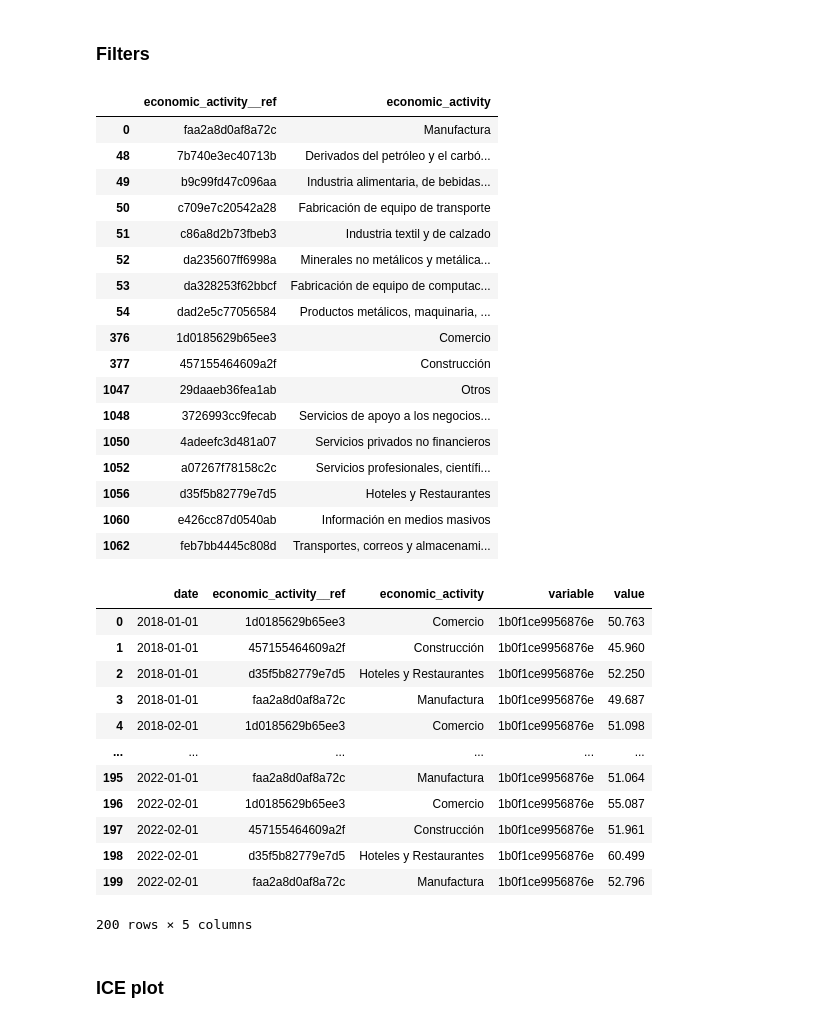
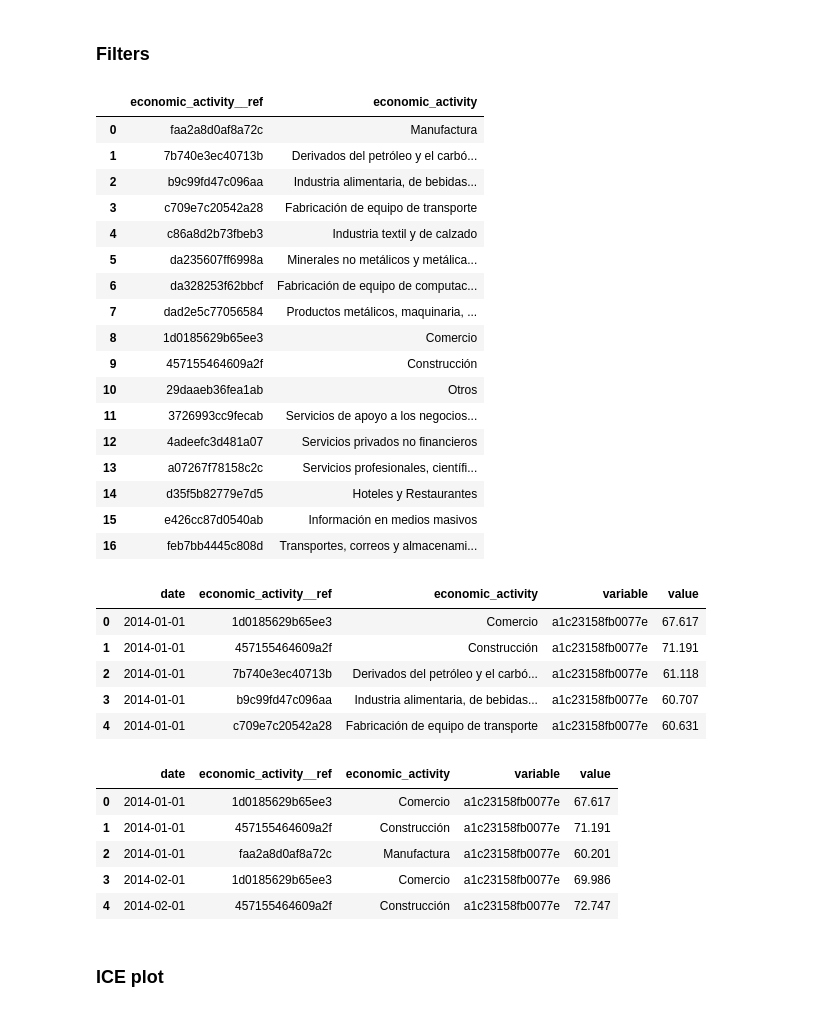
Before and after one commit to TukanMx/tukan_notebooks, a Jupyter notebook: social/social_media/emoe/emoe.ipynb, the cells around one changed output. Cells and saved outputs as stored; diff of their text form; code cells hidden in the pictures.

```diff
--- a/social/social_media/emoe/emoe.ipynb
+++ b/social/social_media/emoe/emoe.ipynb
@@ -377,61 +375,63 @@ Success getting the data
 blog_data = emoe_data.copy()
 blog_data = blog_data.melt(id_vars=['date','economic_activity__ref','economic_activity'])
 blog_data.replace({'Industrias manufactureras':'Manufactura','Servicios de alojamiento temporal y de preparación de alimentos y bebidas':'Hoteles y Restaurantes'}, inplace=True)
-blog_data[['economic_activity__ref','economic_activity']].drop_duplicates()
+blog_data[['economic_activity__ref','economic_activity']].drop_duplicates().reset_index(drop=True)
 # blog_data
 # %% [output]
 |  | economic_activity__ref | economic_activity |
 | 0 | faa2a8d0af8a72c | Manufactura |
-| 48 | 7b740e3ec40713b | Derivados del petróleo y el carbó... |
-| 49 | b9c99fd47c096aa | Industria alimentaria, de bebidas... |
-| 50 | c709e7c20542a28 | Fabricación de equipo de transporte |
-| 51 | c86a8d2b73fbeb3 | Industria textil y de calzado |
-| 52 | da235607ff6998a | Minerales no metálicos y metálica... |
-| 53 | da328253f62bbcf | Fabricación de equipo de computac... |
-| 54 | dad2e5c77056584 | Productos metálicos, maquinaria, ... |
-| 376 | 1d0185629b65ee3 | Comercio |
-| 377 | 457155464609a2f | Construcción |
-| 1047 | 29daaeb36fea1ab | Otros |
-| 1048 | 3726993cc9fecab | Servicios de apoyo a los negocios... |
-| 1050 | 4adeefc3d481a07 | Servicios privados no financieros |
-| 1052 | a07267f78158c2c | Servicios profesionales, científi... |
-| 1056 | d35f5b82779e7d5 | Hoteles y Restaurantes |
-| 1060 | e426cc87d0540ab | Información en medios masivos |
-| 1062 | feb7bb4445c808d | Transportes, correos y almacenami... |
+| 1 | 7b740e3ec40713b | Derivados del petróleo y el carbó... |
+| 2 | b9c99fd47c096aa | Industria alimentaria, de bebidas... |
+| 3 | c709e7c20542a28 | Fabricación de equipo de transporte |
+| 4 | c86a8d2b73fbeb3 | Industria textil y de calzado |
+| 5 | da235607ff6998a | Minerales no metálicos y metálica... |
+| 6 | da328253f62bbcf | Fabricación de equipo de computac... |
+| 7 | dad2e5c77056584 | Productos metálicos, maquinaria, ... |
+| 8 | 1d0185629b65ee3 | Comercio |
+| 9 | 457155464609a2f | Construcción |
+| 10 | 29daaeb36fea1ab | Otros |
+| 11 | 3726993cc9fecab | Servicios de apoyo a los negocios... |
+| 12 | 4adeefc3d481a07 | Servicios privados no financieros |
+| 13 | a07267f78158c2c | Servicios profesionales, científi... |
+| 14 | d35f5b82779e7d5 | Hoteles y Restaurantes |
+| 15 | e426cc87d0540ab | Información en medios masivos |
+| 16 | feb7bb4445c808d | Transportes, correos y almacenami... |
 # %%
 # Date filter
-blog_data = blog_data[blog_data['date']>='2018-01-01']
+blog_data = blog_data[blog_data['date']>='2014-01-01']
 # %%
 # Index filter
 ice_data = blog_data[blog_data['variable']=='1b0f1ce9956876e'].reset_index(drop=True)
 ipm_data = blog_data[blog_data['variable']=='07ec7d378e9f5f9'].reset_index(drop=True)
-price_data = blog_data[blog_data['variable']=='b8da70ef3893883'].reset_index(drop=True)
+inv_data = blog_data[blog_data['variable']=='60c528cbeb1282d'].reset_index(drop=True)
 emp_data = blog_data[(blog_data['variable']=='f1165c8af1a957e') | (blog_data['variable']=='a1c23158fb0077e')].reset_index(drop=True)
 nal_data = blog_data[(blog_data['variable']=='4d97513c0f61909') | (blog_data['variable']=='f469b4790560b0e')].reset_index(drop=True)
+emp_data.head()
+# %% [output]
+|  | date | economic_activity__ref | economic_activity | variable | value |
+| 0 | 2014-01-01 | 1d0185629b65ee3 | Comercio | a1c23158fb0077e | 67.617 |
+| 1 | 2014-01-01 | 457155464609a2f | Construcción | a1c23158fb0077e | 71.191 |
+| 2 | 2014-01-01 | 7b740e3ec40713b | Derivados del petróleo y el carbó... | a1c23158fb0077e | 61.118 |
+| 3 | 2014-01-01 | b9c99fd47c096aa | Industria alimentaria, de bebidas... | a1c23158fb0077e | 60.707 |
+| 4 | 2014-01-01 | c709e7c20542a28 | Fabricación de equipo de transporte | a1c23158fb0077e | 60.631 |
 # %%
 # Industry filter
 selected_industries = ['faa2a8d0af8a72c','1d0185629b65ee3','457155464609a2f','d35f5b82779e7d5']
-# Manufactura, Comercio, Construcción, Hoteles y restaurantes
+# Manufactura, Comercio, Construcción, Hoteles y Restaurantes
 ice_data = ice_data[ice_data["economic_activity__ref"].isin(selected_industries)].reset_index(drop=True)
-ipm_data = ipm_data[ipm_data["economic_activity__ref"].isin(selected_industries)].reset_index(drop=True)
-price_data = price_data[price_data["economic_activity__ref"].isin(selected_industries)].reset_index(drop=True)
+ipm_data = ipm_data[ipm_data["economic_activity__ref"].isin(selected_industries)].dropna().reset_index(drop=True)
+inv_data = inv_data[inv_data["economic_activity__ref"].isin(selected_industries)].dropna().reset_index(drop=True)
 emp_data = emp_data[emp_data["economic_activity__ref"].isin(selected_industries)].reset_index(drop=True)
 nal_data = nal_data[nal_data["economic_activity__ref"].isin(selected_industries)].reset_index(drop=True)
 
-ice_data
+emp_data.head(5)
+# emp_data['economic_activity'].drop_duplicates()
 # %% [output]
 |  | date | economic_activity__ref | economic_activity | variable | value |
-| 0 | 2018-01-01 | 1d0185629b65ee3 | Comercio | 1b0f1ce9956876e | 50.763 |
-| 1 | 2018-01-01 | 457155464609a2f | Construcción | 1b0f1ce9956876e | 45.960 |
-| 2 | 2018-01-01 | d35f5b82779e7d5 | Hoteles y Restaurantes | 1b0f1ce9956876e | 52.250 |
-| 3 | 2018-01-01 | faa2a8d0af8a72c | Manufactura | 1b0f1ce9956876e | 49.687 |
-| 4 | 2018-02-01 | 1d0185629b65ee3 | Comercio | 1b0f1ce9956876e | 51.098 |
-| ... | ... | ... | ... | ... | ... |
-| 195 | 2022-01-01 | faa2a8d0af8a72c | Manufactura | 1b0f1ce9956876e | 51.064 |
-| 196 | 2022-02-01 | 1d0185629b65ee3 | Comercio | 1b0f1ce9956876e | 55.087 |
-| 197 | 2022-02-01 | 457155464609a2f | Construcción | 1b0f1ce9956876e | 51.961 |
-| 198 | 2022-02-01 | d35f5b82779e7d5 | Hoteles y Restaurantes | 1b0f1ce9956876e | 60.499 |
-| 199 | 2022-02-01 | faa2a8d0af8a72c | Manufactura | 1b0f1ce9956876e | 52.796 |
+| 0 | 2014-01-01 | 1d0185629b65ee3 | Comercio | a1c23158fb0077e | 67.617 |
+| 1 | 2014-01-01 | 457155464609a2f | Construcción | a1c23158fb0077e | 71.191 |
+| 2 | 2014-01-01 | faa2a8d0af8a72c | Manufactura | a1c23158fb0077e | 60.201 |
+| 3 | 2014-02-01 | 1d0185629b65ee3 | Comercio | a1c23158fb0077e | 69.986 |
+| 4 | 2014-02-01 | 457155464609a2f | Construcción | a1c23158fb0077e | 72.747 |
-200 rows × 5 columns
 # %% [markdown]
 ### ICE plot
```
Also changed, not shown: parts of 14 cells of this notebook.
